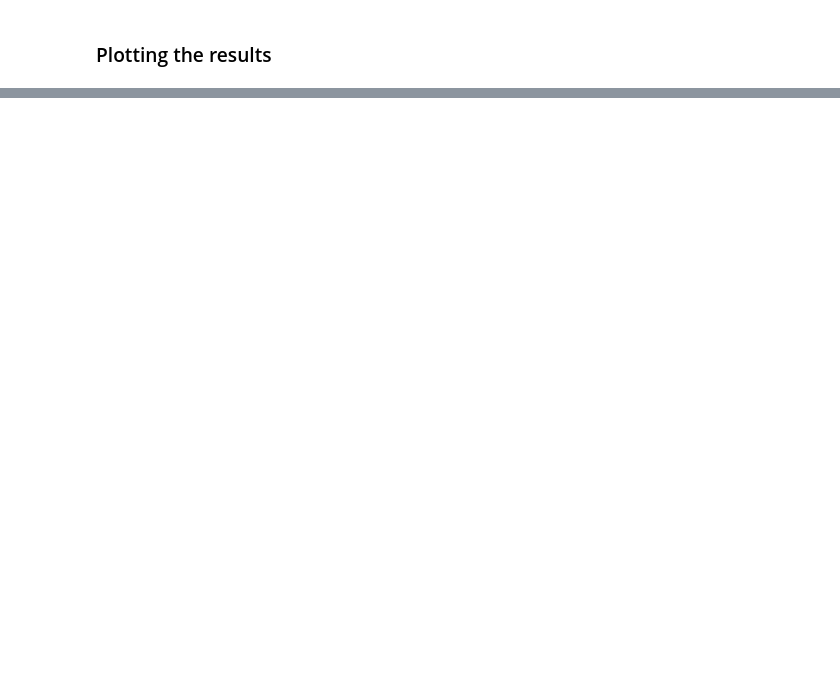
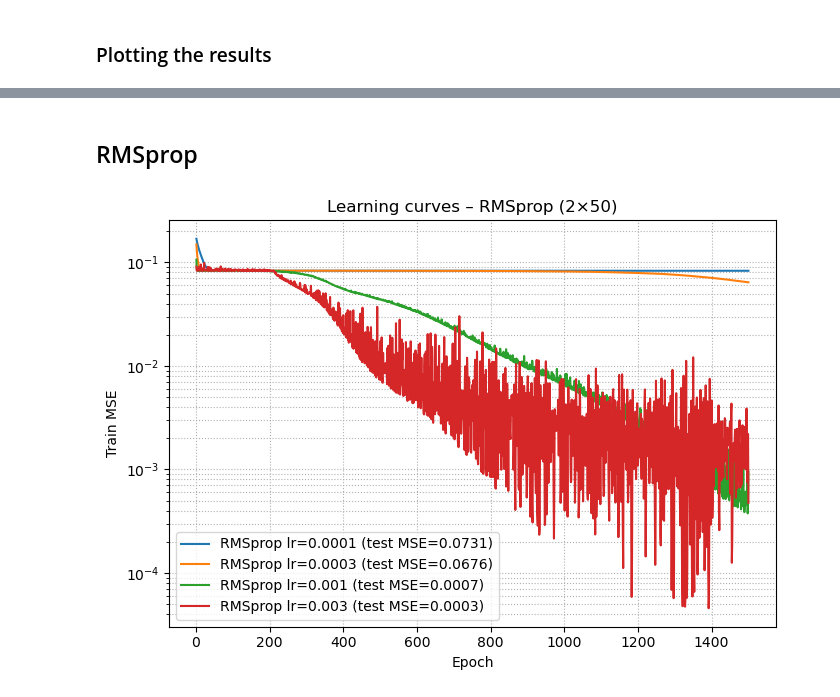
Before and after one commit to egil10/FYSSTK3155, a Jupyter notebook: PROJECT 2/Code/Exb.ipynb, the cells around one changed output, grey strips where cells are left out. Saved outputs shown, nothing was run; the diff lists cells and outputs as text; code cells hidden in the pictures; blank space fills up the shorter version.

Commit message:
Update exb, added plots

```diff
--- a/PROJECT 2/Code/Exb.ipynb
+++ b/PROJECT 2/Code/Exb.ipynb
@@ -265,14 +270,14 @@ nn_2 = NeuralNetwork(network_input_size=1,
                    seed = seed)
 
 # Training (using ADAM optimizer)
-lr = 1e-2
+lr = 5e-2
 optimizer = Adam(lr=lr)
 history = nn_2.fit(x_train_s,
                  y_train,
                  epochs=500,
                  batch_size=32,
                  optimizer=optimizer,
-                 log_every=100)
+                 log_every=500)
 
 ### Predicting ###
 y_pred_nn2 = nn_2.predict(x_full_s)
@@ -314,0 +387,69 @@ plt.show()
+# %% [markdown]
+## RMSprop
+# %%
+# Defining learning rates
+learning_rates = [1e-4, 3e-4, 1e-3, 3e-3]
+# Empty list for histories (training MSE)
+histories = []
+# Empty list for final test MSE
+labels = []
+
+# Generate data
+seed = 6114
+n_datapoints = 100
+x, y, x_train, x_test, y_train, y_test = prepare_data(n=n_datapoints)
+
+## Scaling data
+scaler_x = StandardScaler()
+x_train_s = scaler_x.fit_transform(x_train) #Used by neural network
+x_test_s = scaler_x.transform(x_test) #Used by neural network
+x_full_s = scaler_x.transform(x)
+
+# Parameters for NeuralNetwork
+layer_output_sizes = [50, 50, 1]
+activation_funcs = [sigmoid, sigmoid, linear]
+activation_ders = [sigmoid_deriv, sigmoid_deriv, linear_deriv]
+cost_func = mse
+cost_func_der = mse_deriv
+# Parameters for training:
+epochs = 1500
+batch_size = 32
+
+# Training (using RMSprop optimizer)
+for lr in learning_rates:
+    # Define a neural network
+    nn = NeuralNetwork(network_input_size=1,
+                   layer_output_sizes=layer_output_sizes,
+                   activation_funcs=activation_funcs,
+                   activation_ders=activation_ders,
+                   cost_fun=cost_func,
+                   cost_der=cost_func_der,
+                   seed = seed)
+
+    optimizer = RMSprop(lr=lr)
+    history = nn.fit(x_train_s,
+                 y_train,
+                 epochs=epochs,
+                 batch_size=batch_size,
+                 optimizer=optimizer,
+                 log_every=None)
+    histories.append(history["train_loss"])
+    # Compute final test MSE:
+    y_pred_test = nn.predict(x_test_s)
+    test_mse = mse(y_pred_test, y_test)
+    labels.append(f"RMSprop lr={lr} (test MSE={np.round(test_mse, 4)})")
+
+### Plotting this
+plt.figure(figsize=(7,5))
+for losses, lab in zip(histories, labels):
+    plt.plot(range(1, len(losses)+1), losses, label=lab)
+plt.yscale("log")  # ofte mer lesbart
+plt.xlabel("Epoch")
+plt.ylabel("Train MSE")
+plt.title("Learning curves – RMSprop (2×50)")
+plt.legend()
+plt.grid(True, which="both", ls=":")
+plt.tight_layout()
+plt.show()
+# %% [output]
+[figure, added]
```
Also changed, not shown: parts of 9 cells of this notebook.
